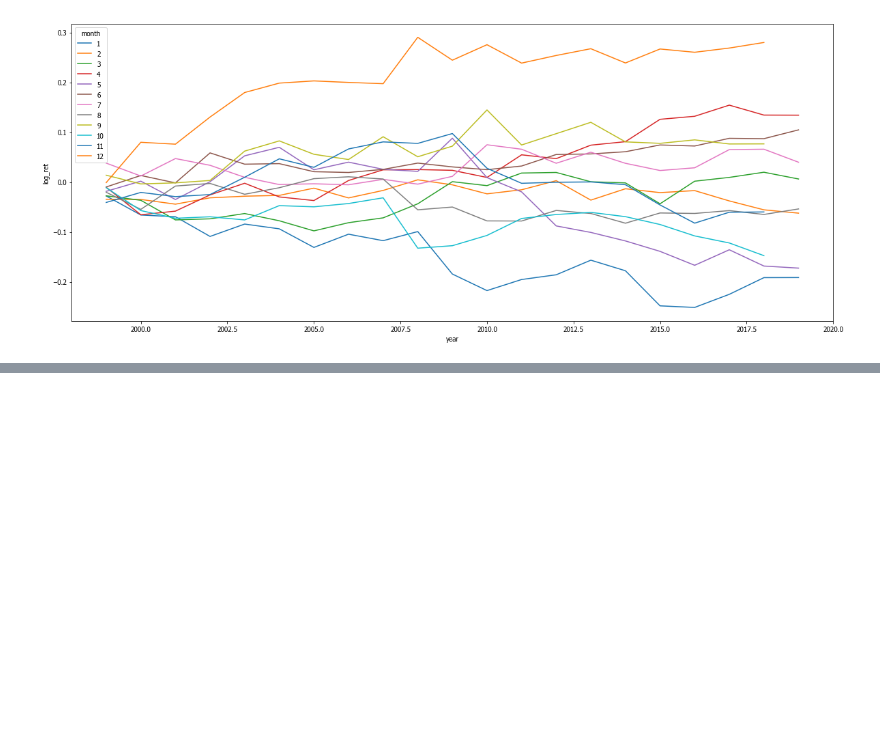
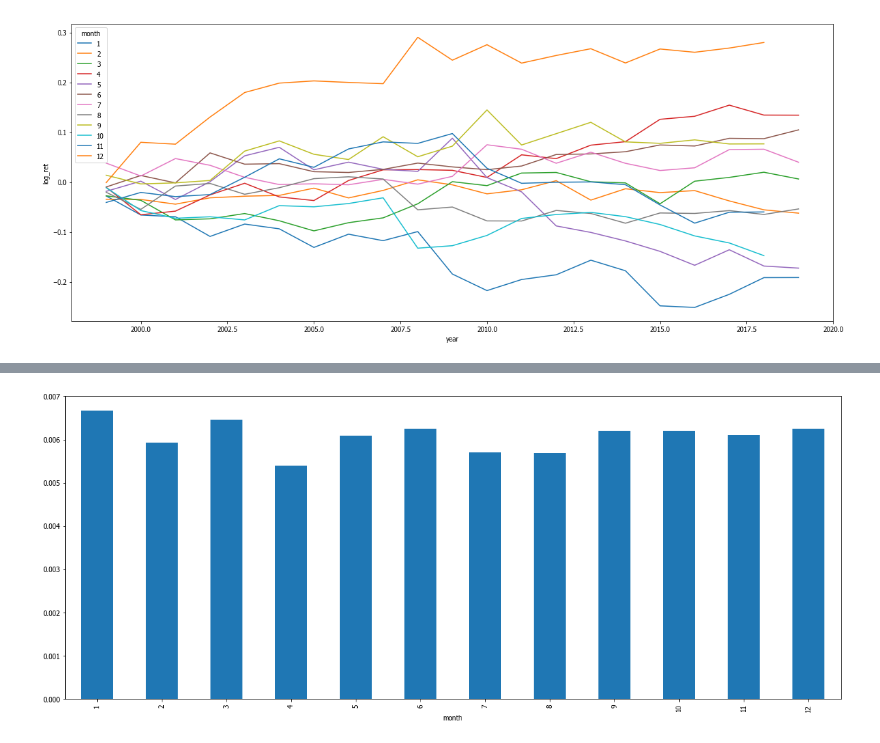
Before and after one commit to jgerardsimcock/robot_wealth, a Jupyter notebook: notebooks/notebooks_python/Seasonality.ipynb, the cells around one changed output, grey strips where cells are left out. Saved outputs shown, nothing was run; the diff lists cells and outputs as text; code cells hidden in the pictures; blank space fills up the shorter version.

```diff
--- a/notebooks/notebooks_python/Seasonality.ipynb
+++ b/notebooks/notebooks_python/Seasonality.ipynb
@@ -144,0 +213,4 @@ visualize_ts(ts, 'month');
+# %%
+ts.groupby('month').std()['log_ret'].plot(kind='bar', figsize=(20,8), label='EURSUD Monthly Volatilty 1999-2019');
+# %% [output]
+[figure, added]
```
Also changed, not shown: parts of 6 cells of this notebook, 8 other files.
